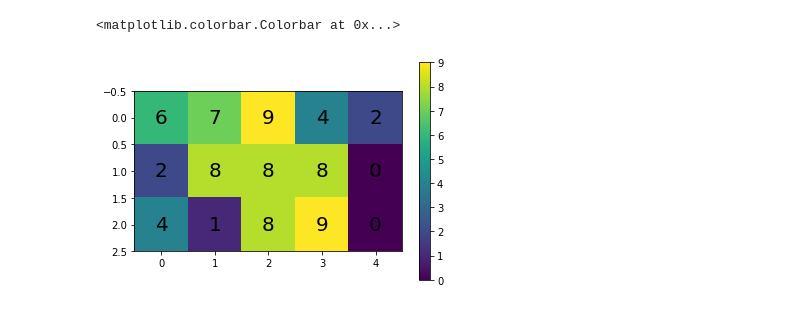
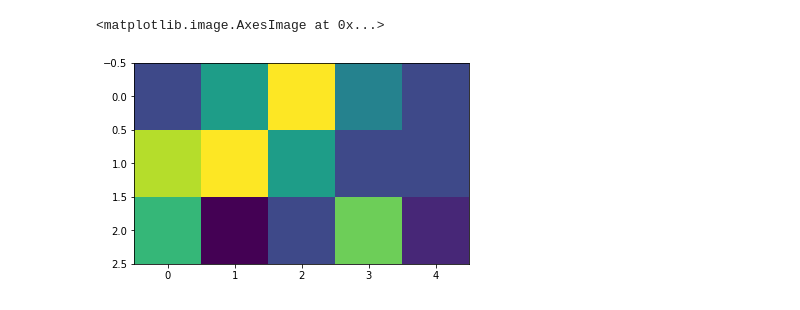
Before and after one commit to leihuang007/DeepLearning, a Jupyter notebook: 00.basic-python/images.ipynb, the cells around one changed output. Cells and saved outputs as stored; diff of their text form; code cells hidden in the pictures.

```diff
--- a/00.basic-python/images.ipynb
+++ b/00.basic-python/images.ipynb
@@ -5,19 +6,19 @@ from imageio import imread
 # %%
 # 矩阵可视化
 m = 3
 n = 5
 
 M = np.random.randint(10, size=(m, n))
 plt.imshow(M)
 
-for i in range(m):
-    for j in range(n):
-        plt.text(j,i, str(M[i, j]), fontsize=20, horizontalalignment='center', verticalalignment='center') # image中的行列index和矩阵M中的正好相反。
+# for i in range(m):
+#     for j in range(n):
+#         plt.text(j,i, str(M[i, j]), fontsize=20, horizontalalignment='center', verticalalignment='center') # image中的行列index和矩阵M中的正好相反。
 
-plt.colorbar()
-plt.show()
+# plt.colorbar()
+# plt.show()
 # %% [output]
-<matplotlib.colorbar.Colorbar at 0x...>
+<matplotlib.image.AxesImage at 0x...>
-[figure, old version]
+[figure, new version]
 # %%
 img = imread('https://upload.wikimedia.org/wikipedia/en/8/86/Einstein_tongue.jpg')
```
Also changed, not shown: parts of 5 cells of this notebook.
